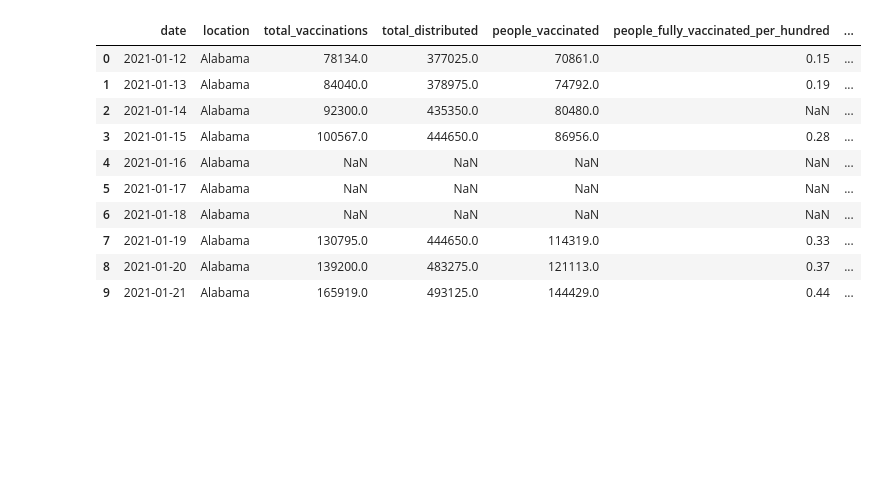
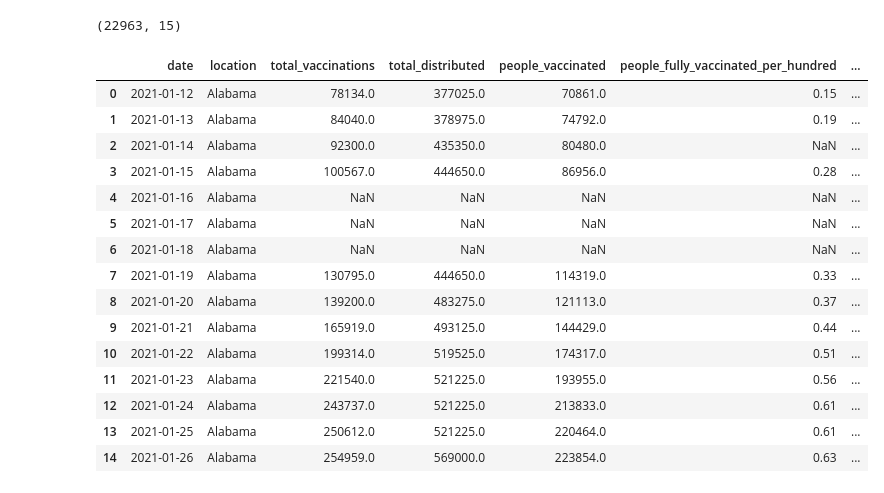
Before and after one commit to boojaado/group4-etl-project, a Jupyter notebook: review_vaccinations.ipynb, the cells around one changed output. Cells and saved outputs as stored; diff of their text form; code cells hidden in the pictures; blank space fills up the shorter version.

```diff
--- a/review_vaccinations.ipynb
+++ b/review_vaccinations.ipynb
@@ -12,7 +21,14 @@ filepath2 = "Resources/vaccinations.csv"
 # %%
-filepath = "Resources/us_state_vaccinations.csv"
+# 03/19/22
+# DELETE
+
+filepath = "../Resources/us_state_vaccinations.csv"
 
 # https://ourworldindata.org/us-states-vaccinations
 
 # To be able to track the vaccination campaign in the United States,
 # we are making state-by-state data available in the following charts.
+
+# 03/19/22
+# DELETE
+# This db is not conducive to country by country comparison. The World Health Organization db allows for easier comparison.
@@ -23,14 +74,23 @@ df2 = pd.read_csv(filepath2)
+# %%
+df3.shape
+# %% [output]
+(22963, 15)
 # %%
-df.head(10)
+df.head(15)
 # %% [output]
 |  | date | location | total_vaccinations | total_distributed | people_vaccinated | people_fully_vaccinated_per_hundred | ... |
 | 0 | 2021-01-12 | Alabama | 78134.0 | 377025.0 | 70861.0 | 0.15 | ... |
 | 1 | 2021-01-13 | Alabama | 84040.0 | 378975.0 | 74792.0 | 0.19 | ... |
 | 2 | 2021-01-14 | Alabama | 92300.0 | 435350.0 | 80480.0 | NaN | ... |
 | 3 | 2021-01-15 | Alabama | 100567.0 | 444650.0 | 86956.0 | 0.28 | ... |
 | 4 | 2021-01-16 | Alabama | NaN | NaN | NaN | NaN | ... |
 | 5 | 2021-01-17 | Alabama | NaN | NaN | NaN | NaN | ... |
 | 6 | 2021-01-18 | Alabama | NaN | NaN | NaN | NaN | ... |
 | 7 | 2021-01-19 | Alabama | 130795.0 | 444650.0 | 114319.0 | 0.33 | ... |
 | 8 | 2021-01-20 | Alabama | 139200.0 | 483275.0 | 121113.0 | 0.37 | ... |
 | 9 | 2021-01-21 | Alabama | 165919.0 | 493125.0 | 144429.0 | 0.44 | ... |
+| 10 | 2021-01-22 | Alabama | 199314.0 | 519525.0 | 174317.0 | 0.51 | ... |
+| 11 | 2021-01-23 | Alabama | 221540.0 | 521225.0 | 193955.0 | 0.56 | ... |
+| 12 | 2021-01-24 | Alabama | 243737.0 | 521225.0 | 213833.0 | 0.61 | ... |
+| 13 | 2021-01-25 | Alabama | 250612.0 | 521225.0 | 220464.0 | 0.61 | ... |
+| 14 | 2021-01-26 | Alabama | 254959.0 | 569000.0 | 223854.0 | 0.63 | ... |
```
Also changed, not shown: parts of 68 cells of this notebook, 1 other file.
